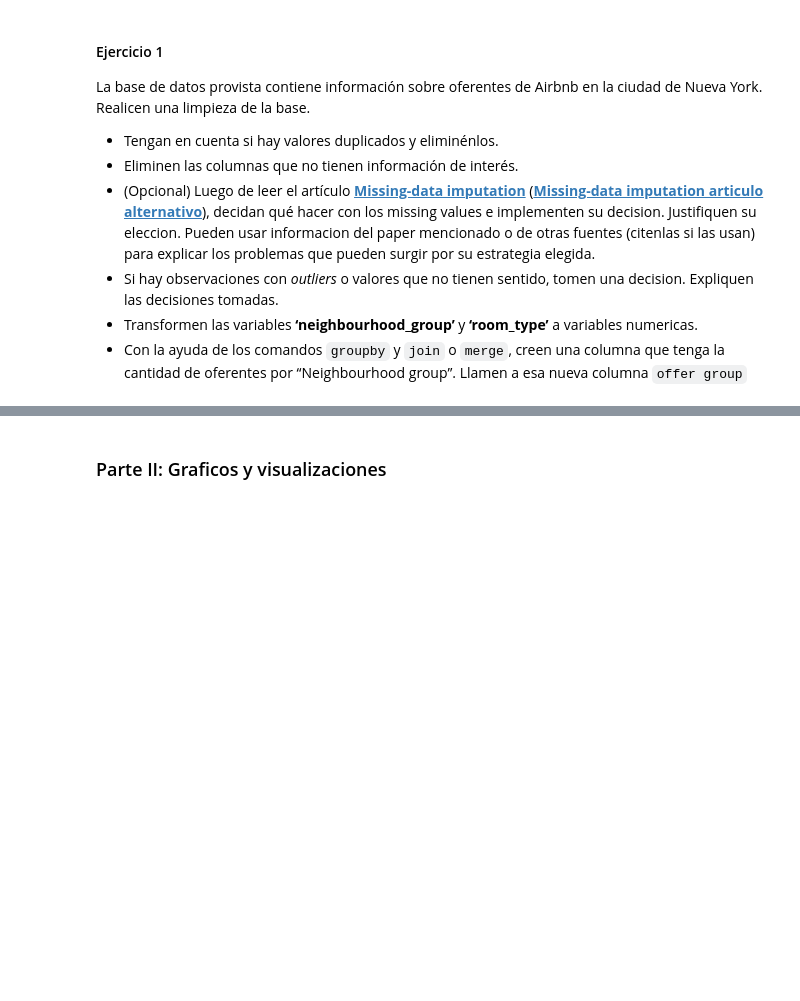
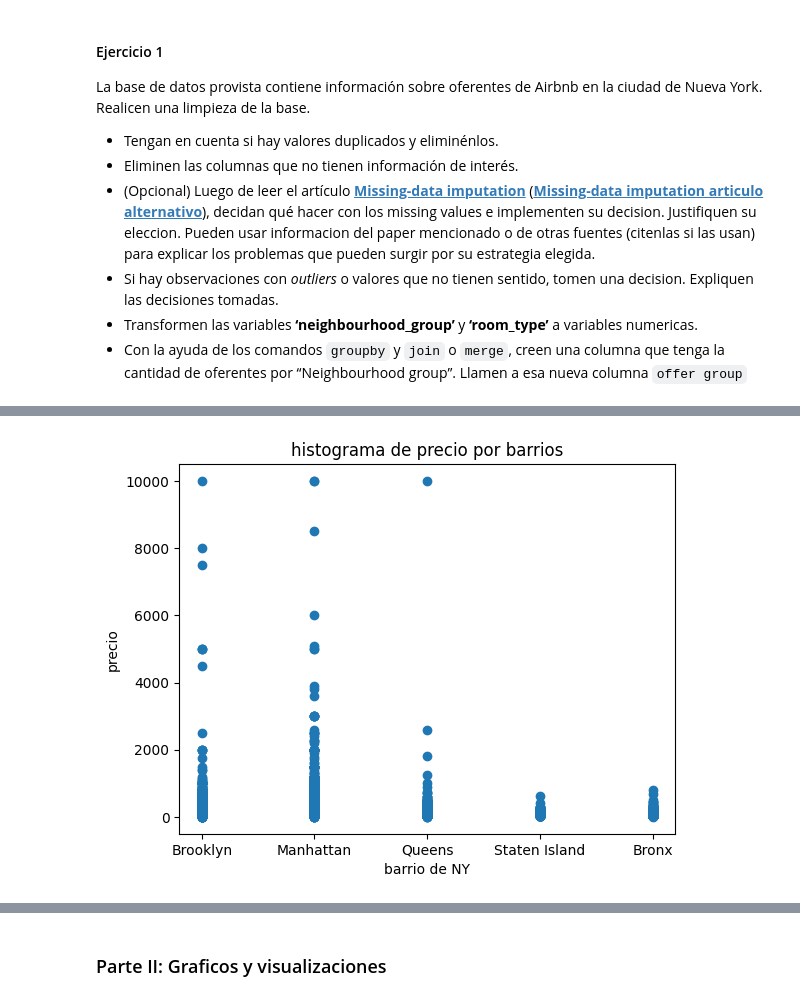
Before and after one commit to AngelaNavajas/CC408-T1-4, a Jupyter notebook: TP2 probar/TP2/TP2.ipynb, the cells around one changed output, grey strips where cells are left out. Cells and saved outputs as stored; diff of their text form; code cells hidden in the pictures; blank space fills up the shorter version.

```diff
--- a/TP2 probar/TP2/TP2.ipynb
+++ b/TP2 probar/TP2/TP2.ipynb
@@ -36,6 +39,7 @@ import matplotlib.pyplot as plt
 # %%
 # base tizi
-#base_airbnb = pd.read_csv(r"C:\Users\tizip\OneDrive\Documentos\Tizi UdeSA\8- Ciencia de datos\CC408-T1-4\TP2 probar\TP2")
+base_airbnb = pd.read_csv(r"C:\Users\tizip\OneDrive\Documentos\Tizi UdeSA\8- Ciencia de datos\CC408-T1-4\TP2 probar\TP2\Base Airbnb NY.csv")
 print(base_airbnb)
+
 #base angie
 # %% [output]
@@ -50,8 +106,12 @@ print(base_airbnb_limpia)
 # la opcional
 # %%
 #  vemos la distribucion de datos por columna
-plt.hist(base_airbnb_limpia["neighbourhood_group"], colour="blue")
-plt.title("histograma de cantida de oferta por barrios")
+x = base_airbnb_limpia["neighbourhood_group"]
+y = base_airbnb_limpia["price"]
+plt.scatter(x, y)
+plt.title("histograma de precio por barrios")
 plt.xlabel("barrio de NY")
-plt.ylabel("cat de oferta")
+plt.ylabel("precio")
 plt.show()
+# %% [output]
+[figure, added]
```
Also changed, not shown: parts of 6 cells of this notebook.
